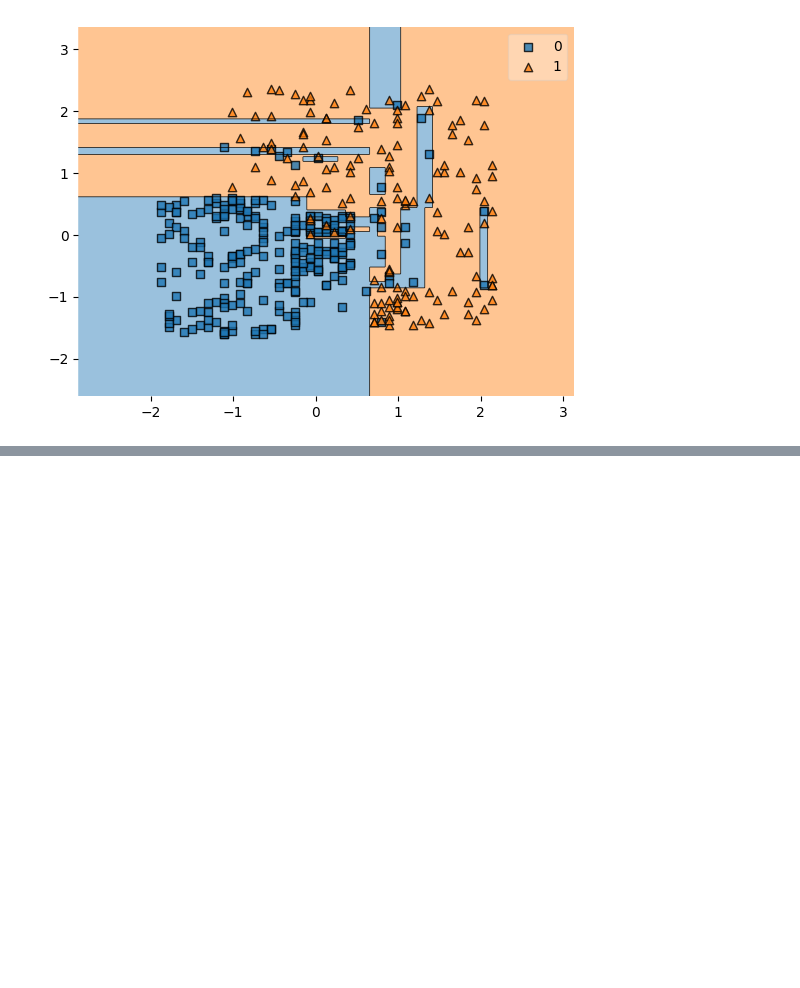
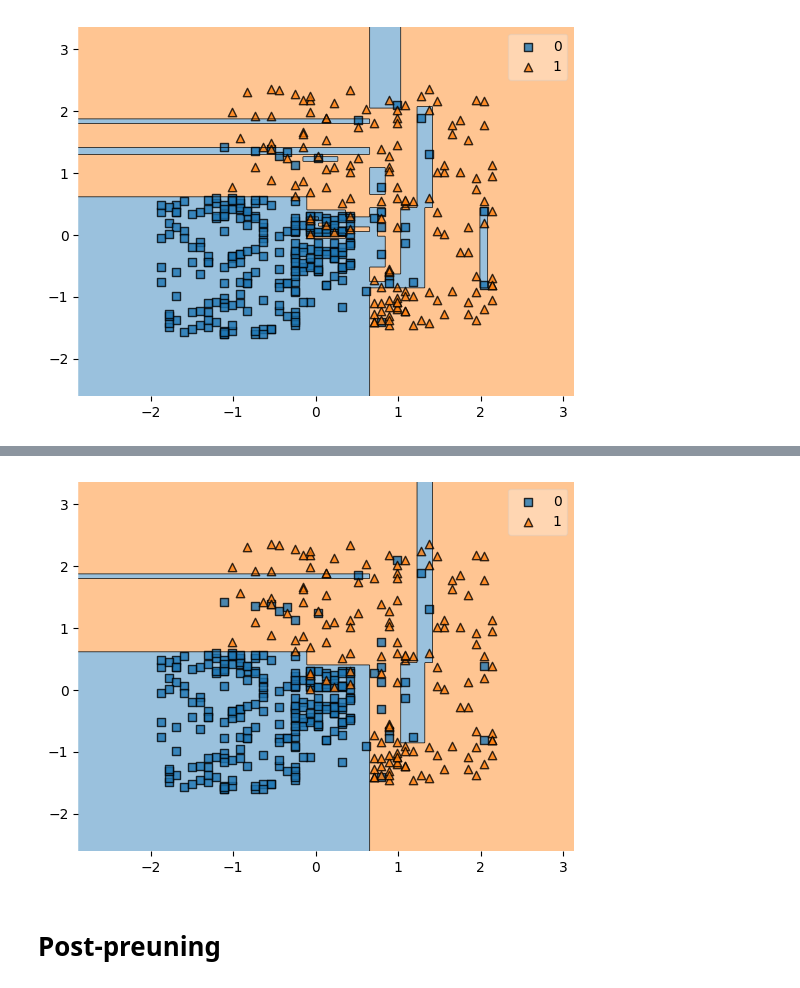
Before and after one commit to UtkarshaChoudhary/ML-Algorithms, a Jupyter notebook: Decision Tree.ipynb, the cells around one changed output, grey strips where cells are left out. Cells and saved outputs as stored; diff of their text form; code cells hidden in the pictures; blank space fills up the shorter version.

```diff
--- a/Decision Tree.ipynb
+++ b/Decision Tree.ipynb
@@ -158,0 +208,7 @@ plt.show()
+# %%
+plot_decision_regions(X.to_numpy(),Y.to_numpy(),clf=dt_pre)
+plt.show()
+# %% [output]
+[figure, added]
+# %% [markdown]
+# Post-preuning
```
Also changed, not shown: parts of 19 cells of this notebook.
